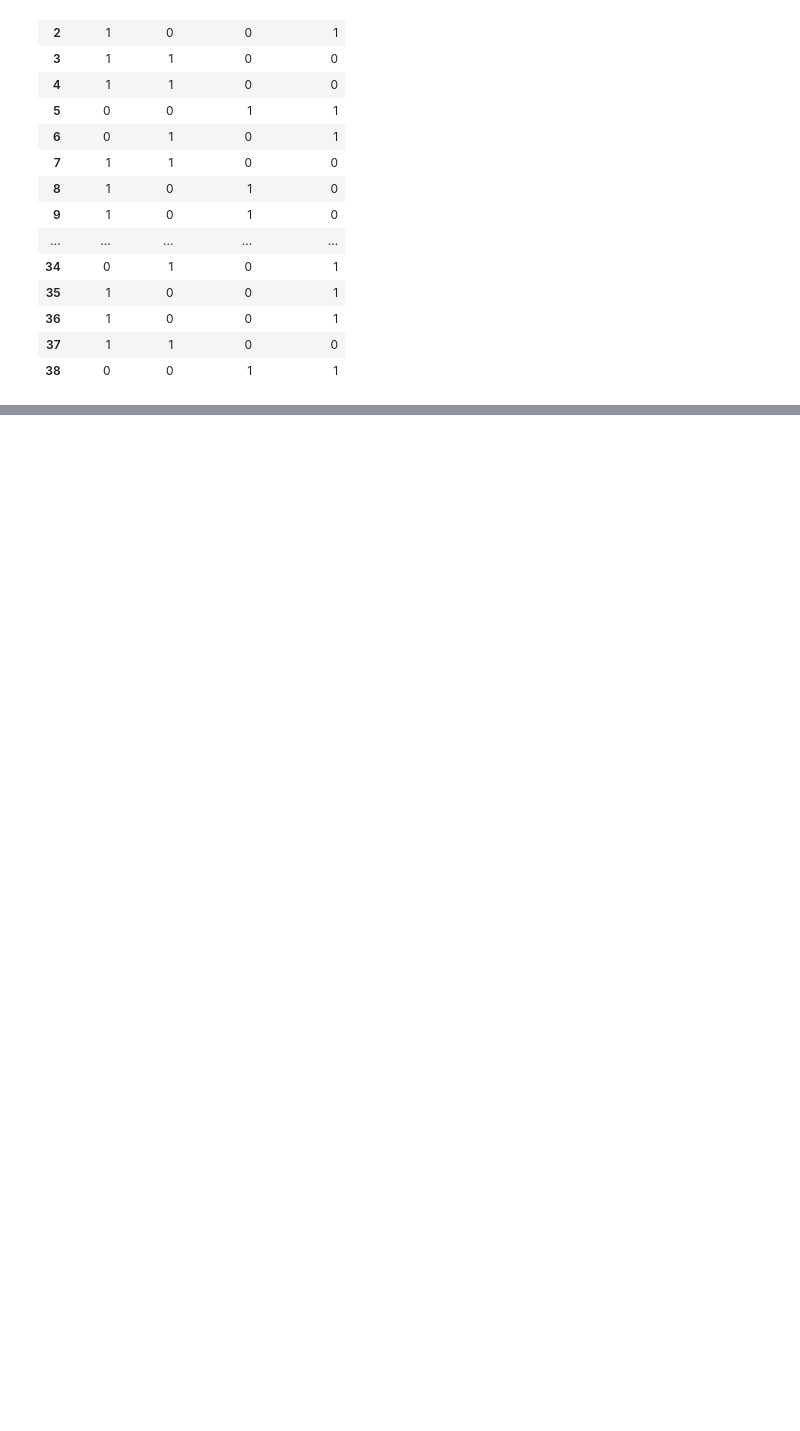
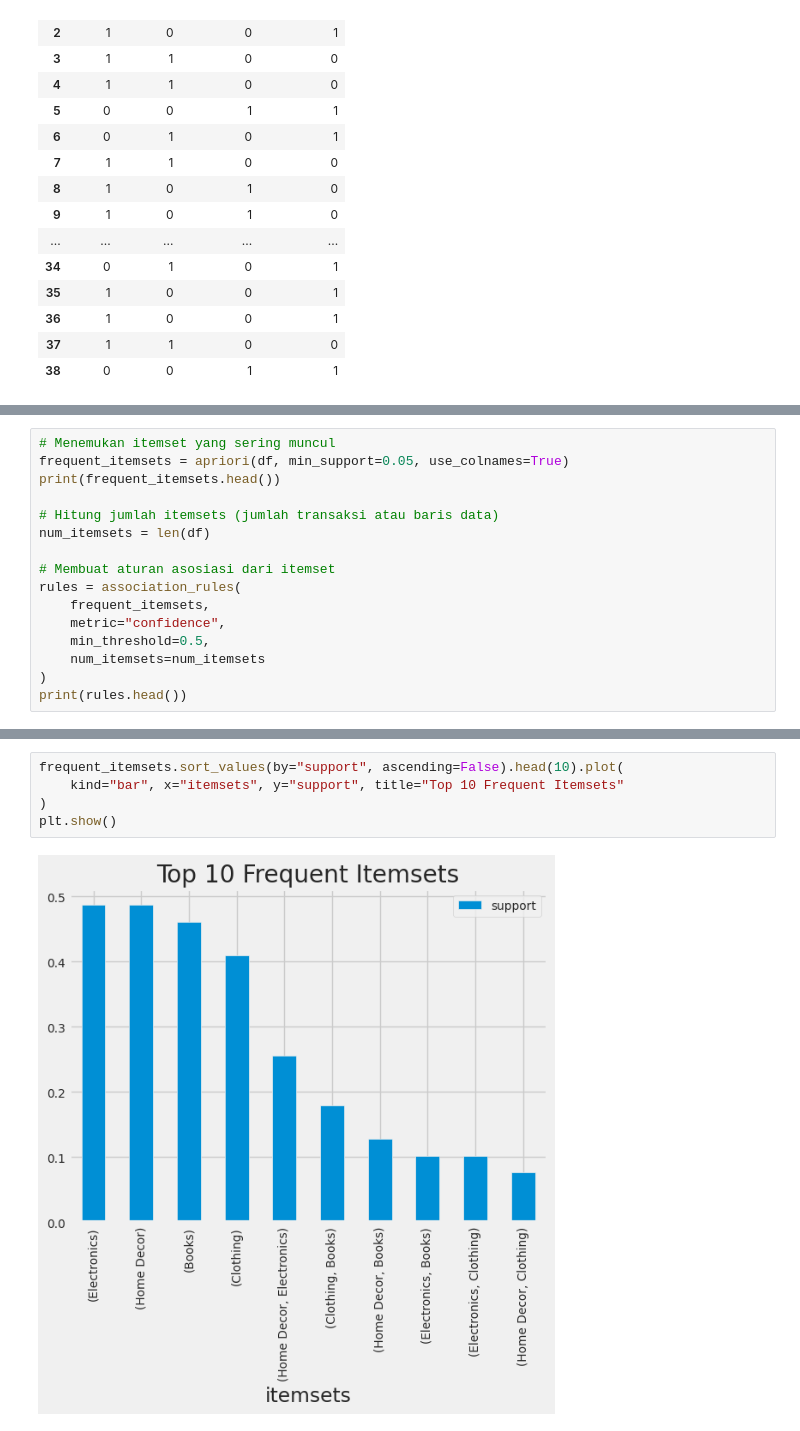
Before and after one commit to Sc-Learn/project-akhir-fundamental-data-analyst, a Jupyter notebook: notebooks/association-rule.ipynb, the cells around one changed output, grey strips where cells are left out. Drawn from its saved outputs; the diff is of its cells as text; blank space fills up the shorter version.

```diff
--- a/notebooks/association-rule.ipynb
+++ b/notebooks/association-rule.ipynb
@@ -411,0 +219,16 @@ df_ar
+# %%
+# Menemukan itemset yang sering muncul
+frequent_itemsets = apriori(df, min_support=0.05, use_colnames=True)
+print(frequent_itemsets.head())
+
+# Hitung jumlah itemsets (jumlah transaksi atau baris data)
+num_itemsets = len(df)
+
+# Membuat aturan asosiasi dari itemset
+rules = association_rules(
+    frequent_itemsets,
+    metric="confidence",
+    min_threshold=0.5,
+    num_itemsets=num_itemsets
+)
+print(rules.head())
@@ -411,0 +280,7 @@ df_ar
+# %%
+frequent_itemsets.sort_values(by="support", ascending=False).head(10).plot(
+    kind="bar", x="itemsets", y="support", title="Top 10 Frequent Itemsets"
+)
+plt.show()
+# %% [output]
+[figure, added]
```
Also changed, not shown: parts of 23 cells of this notebook.
